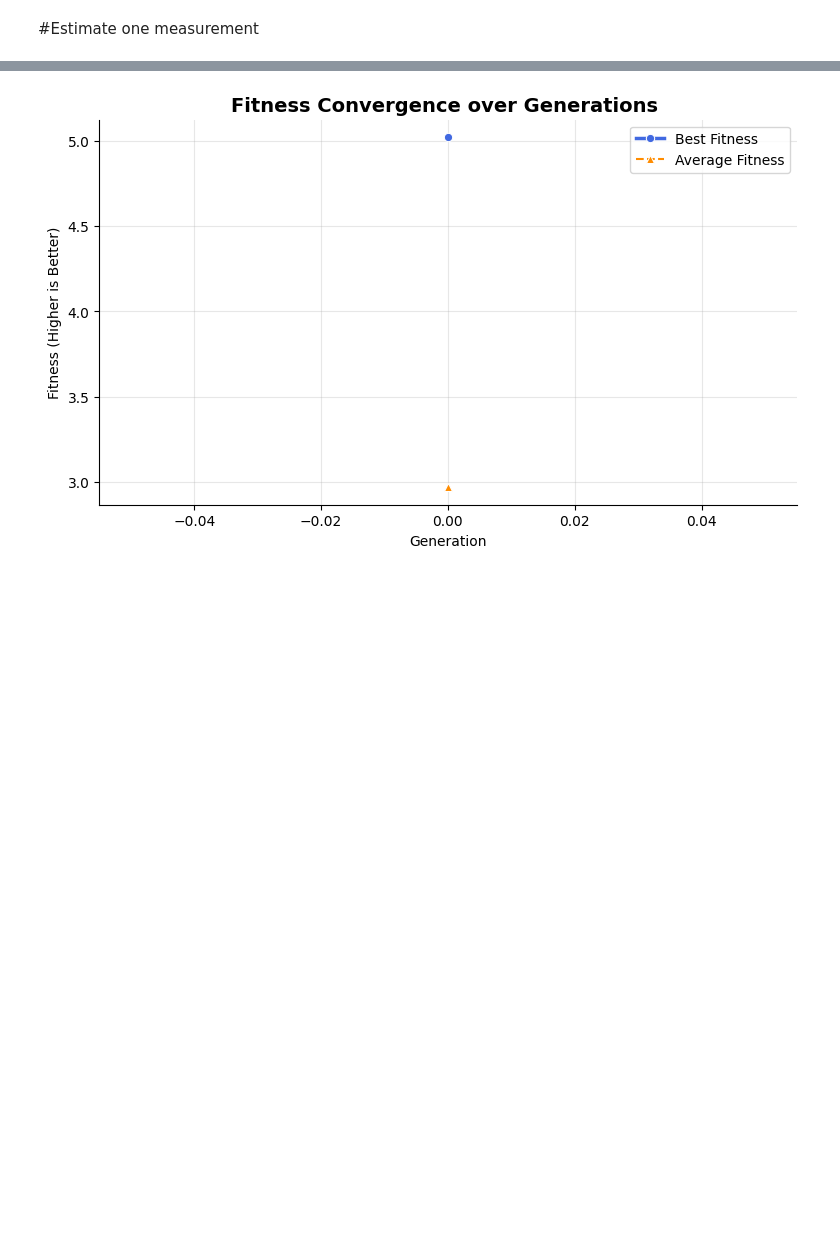
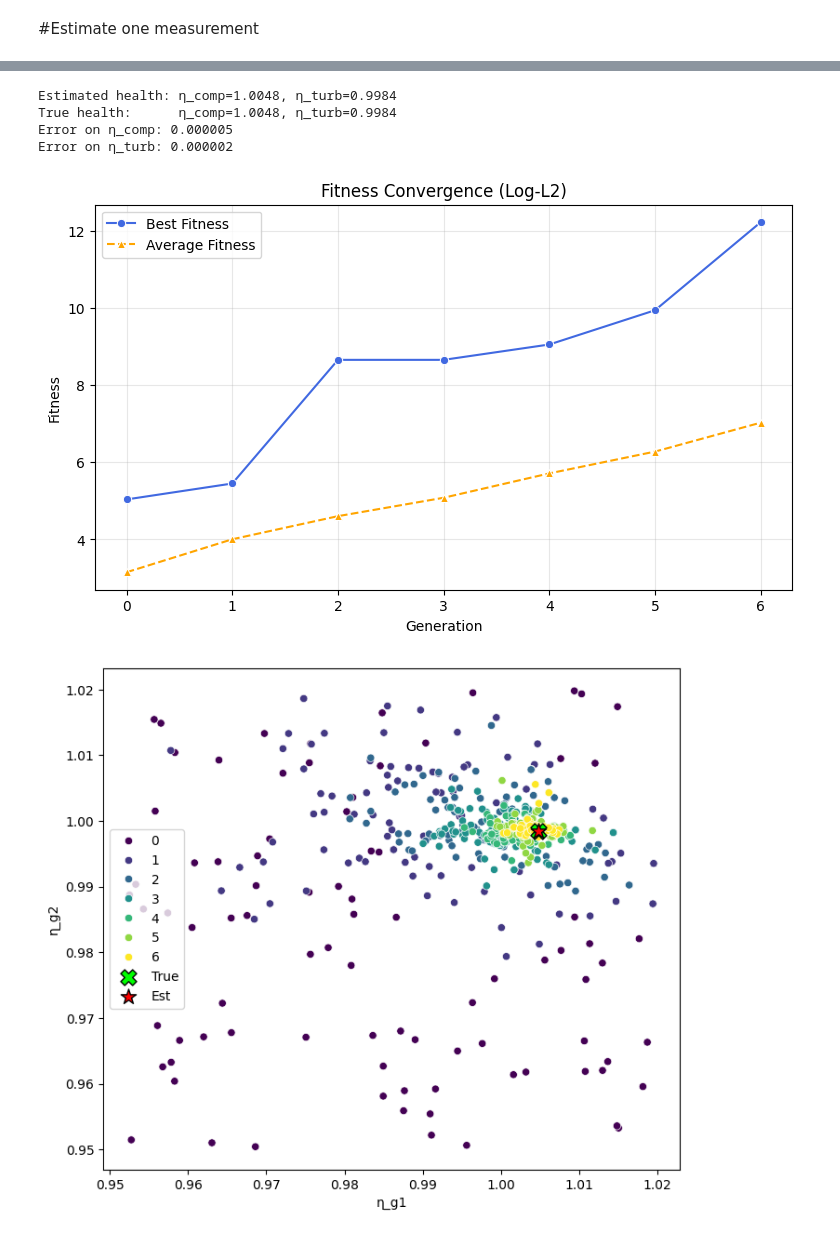
Before and after one commit to Anonymous-GT11/SAFRAN_ENSAI_2025, a Jupyter notebook: performancemodel_ENSAI/notebook/genetic_algorithm_simple_simulation_1.ipynb, the cells around one changed output, grey strips where cells are left out. Saved outputs shown, nothing was run; the diff lists cells and outputs as text; code cells hidden in the pictures; blank space fills up the shorter version.

```diff
--- a/performancemodel_ENSAI/notebook/genetic_algorithm_simple_simulation_1.ipynb
+++ b/performancemodel_ENSAI/notebook/genetic_algorithm_simple_simulation_1.ipynb
@@ -551,4 +307,35 @@ Execution time: 27.43 s
-# %%
-plot_convergence_seaborn(ga)
-# %% [output]
-[figure, removed]
+# %%
+# ----------------------------------------------------------
+# STEP 3 - Display Best Solution
+# ----------------------------------------------------------
+eta_comp_est, eta_turb_est = best_solution.cpu().numpy()
+
+# CRITICAL FIX: Use the same index (10) as the target measurements!
+true_eta_comp, true_eta_turb = true_traj[target_idx]
+
+print(f"\nEstimated health: η_comp={eta_comp_est:.4f}, η_turb={eta_turb_est:.4f}")
+print(f"True health:      η_comp={true_eta_comp:.4f}, η_turb={true_eta_turb:.4f}")
+
+# Compute absolute errors
+error_comp = abs(true_eta_comp - eta_comp_est)
+error_turb = abs(true_eta_turb - eta_turb_est)
+
+print(f"Error on η_comp: {error_comp:.6f}")
+print(f"Error on η_turb: {error_turb:.6f}")
+# %% [output]
+Estimated health: η_comp=1.0048, η_turb=0.9984
+True health:      η_comp=1.0048, η_turb=0.9984
+Error on η_comp: 0.000005
+Error on η_turb: 0.000002
+# %%
+# ----------------------------------------------------------
+# STEP 4 — Visualizations
+# ----------------------------------------------------------
+# Plot convergence (Fitness is already Log-L2)
+plot_convergence(ga)
+
+# Visualize population (2D scatter)
+plot_ga_population(ga, best_solution, true_health=[true_eta_comp, true_eta_turb])
+# %% [output]
+[figure, added]
+[figure, added]
```
Also changed, not shown: parts of 16 cells of this notebook.
